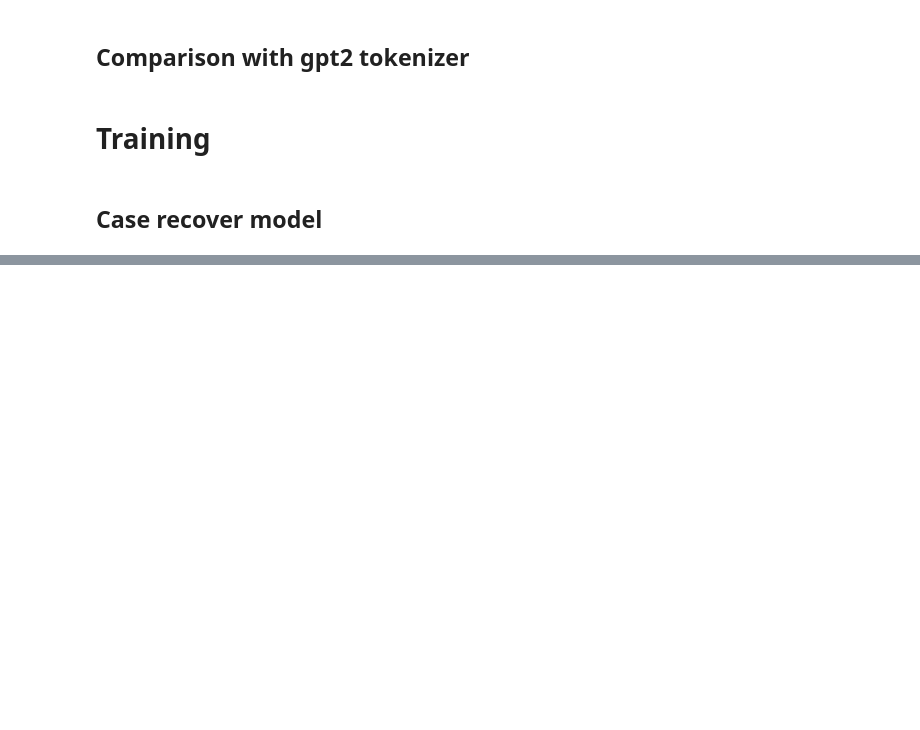
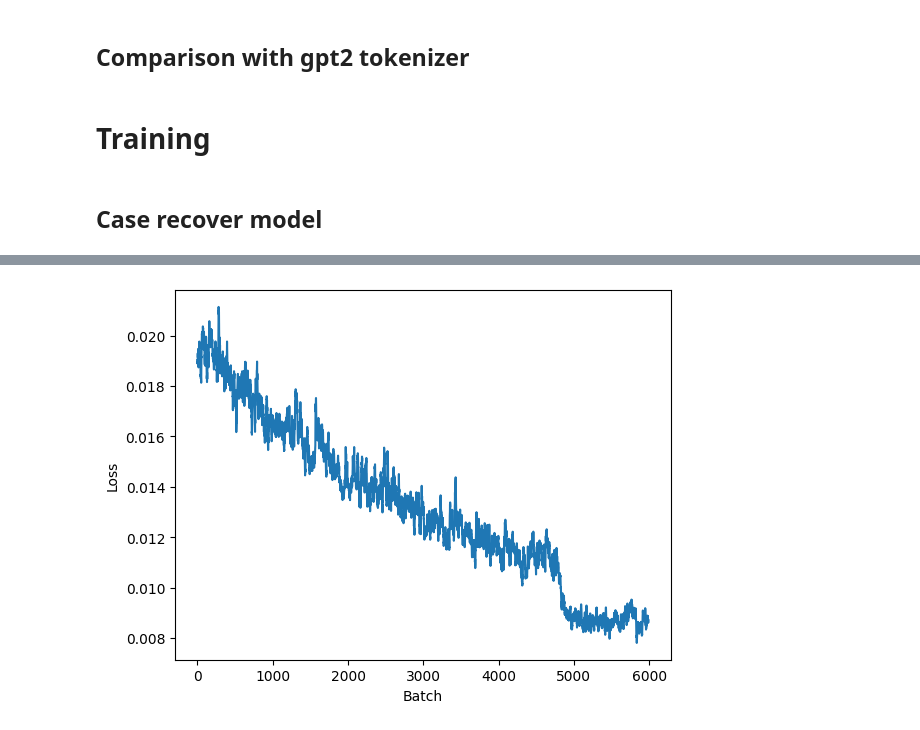
Before and after one commit to ddorn/prose-o-matic, a Jupyter notebook: prose-o-matic.ipynb, the cells around one changed output, grey strips where cells are left out. Drawn from its saved outputs; the diff is of its cells as text; code cells hidden in the pictures; blank space fills up the shorter version.

```diff
--- a/prose-o-matic.ipynb
+++ b/prose-o-matic.ipynb
@@ -215,2 +239,7 @@ train(model, optim, upcase_dataset(block_size, dataset(False, -1)), max_time=30)
+# %%
+perfs.plot(10, log=0, last=6000)
+# plt.semilogy(perfs.loss[-4000:])
+# %% [output]
+[figure, added]
 # %%
 # Check if it works
```
Also changed, not shown: parts of 36 cells of this notebook, 3 other files.
